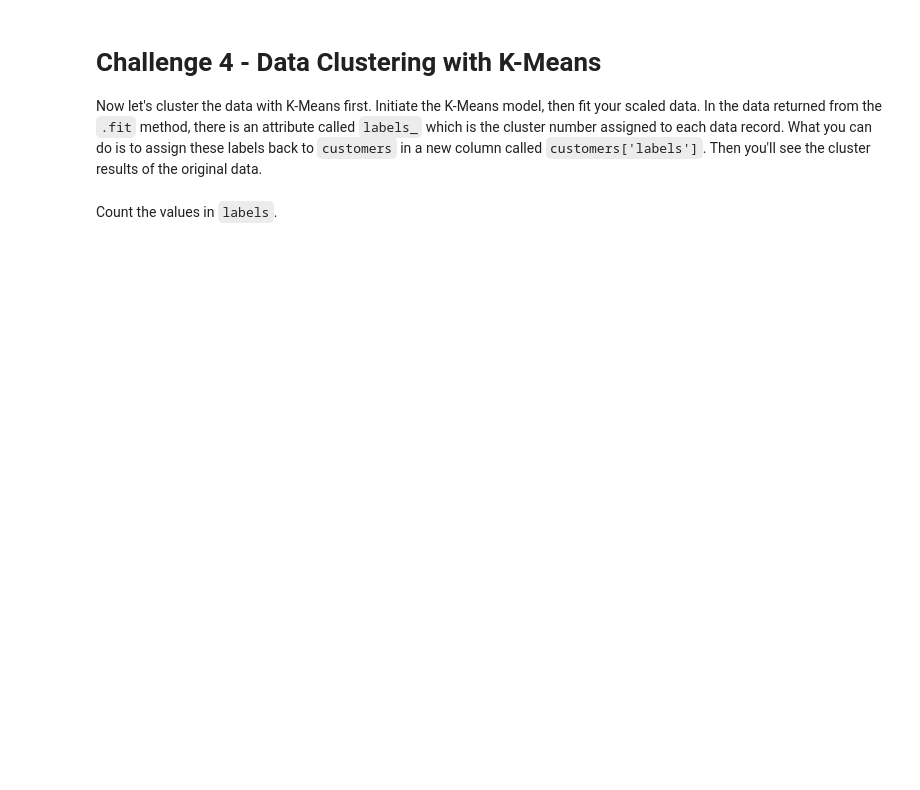
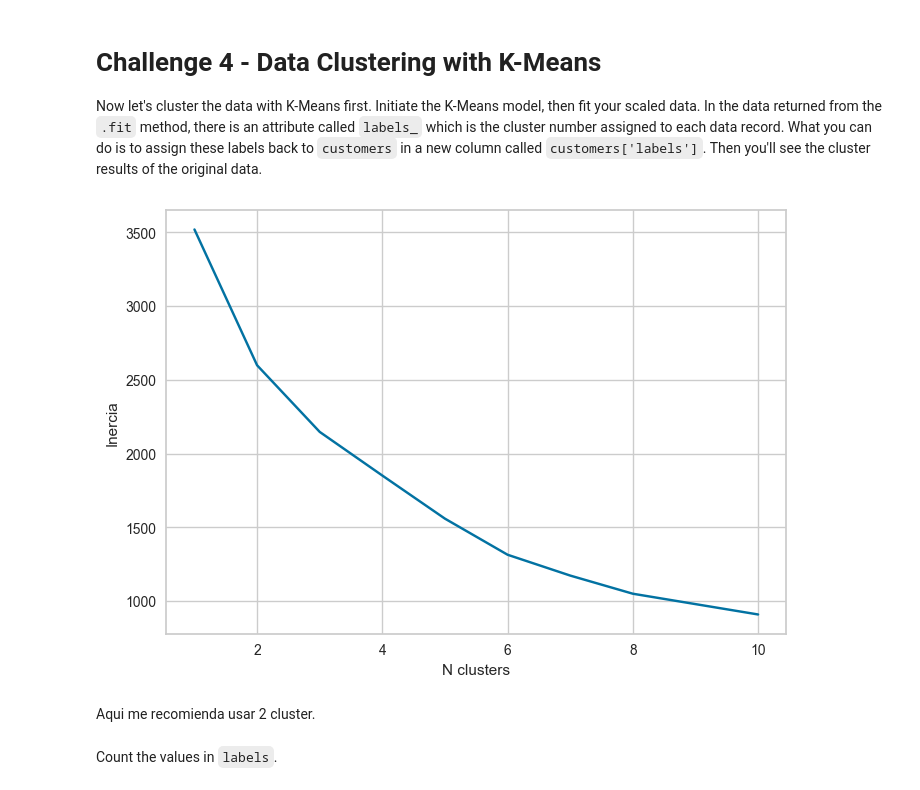
Before and after one commit to Ironhack-Data-Madrid-Octubre-2023/7.4-lab_unsupervised_learning, a Jupyter notebook: your-code/main.ipynb, the cells around one changed output. Saved outputs shown, nothing was run; the diff lists cells and outputs as text; code cells hidden in the pictures; blank space fills up the shorter version.

```diff
--- a/your-code/main.ipynb
+++ b/your-code/main.ipynb
@@ -216,3 +232,7 @@ customers_scale = StandardScaler().fit_transform(customers)
+# %%
+customers_scale = pd.DataFrame(customers_scale)
+# %%
+customers_scale.columns = customers.columns
 # %% [markdown]
 # Challenge 4 - Data Clustering with K-Means
 
@@ -223,0 +240,21 @@ from sklearn.cluster import KMeans
+# %%
+from sklearn.cluster import KMeans
+from sklearn import cluster
+from yellowbrick.cluster import KElbowVisualizer
+# Your code here:
+
+# para saber el mejor número de cluster:
+n_clusters, inercia = zip(*[(k, cluster.KMeans(n_clusters=k).fit(customers_scale).inertia_) for k in range(1, 11)])
+
+fig=plt.figure()
+
+ax=fig.add_subplot()
+
+ax.plot(n_clusters, inercia)
+
+plt.xlabel('N clusters')
+plt.ylabel('Inercia');
+# %% [output]
+[figure, added]
+# %% [markdown]
+Aqui me recomienda usar 2 cluster.
```
Also changed, not shown: parts of 17 cells of this notebook.
